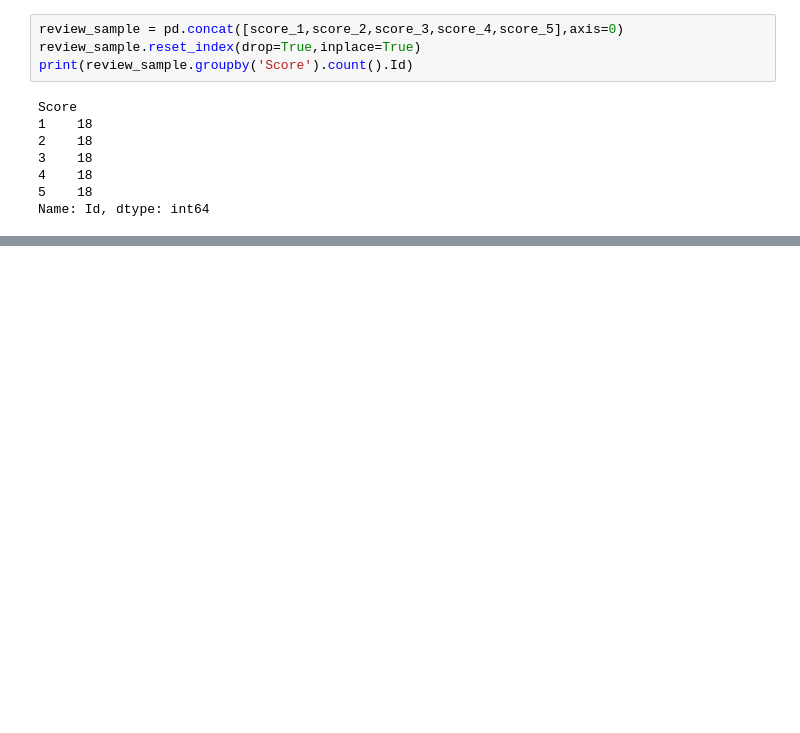
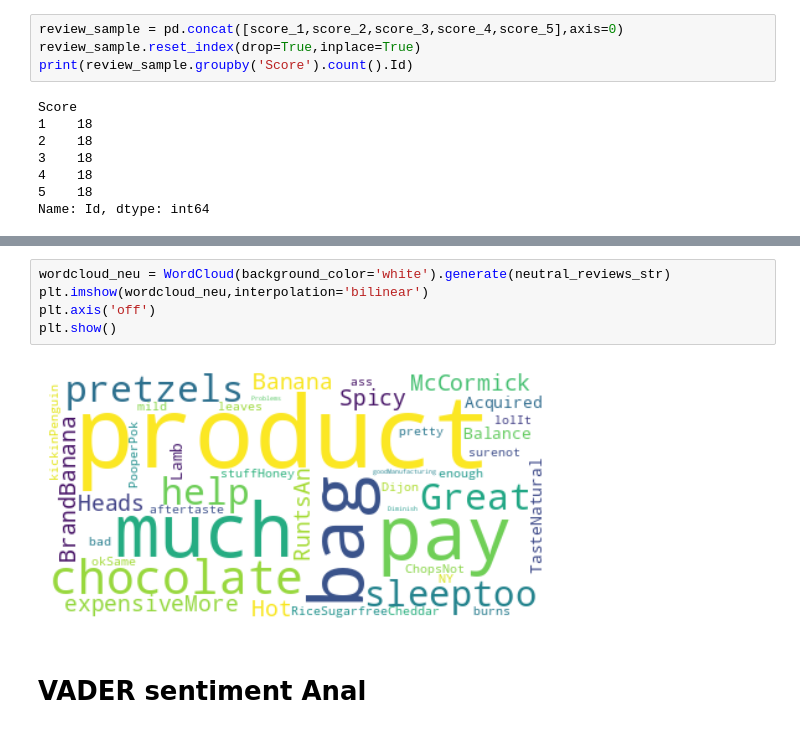
Before and after one commit to Bhuvansai-16/ExcelR-assignemts, a Jupyter notebook: Sentiment_analysis_project.ipynb, the cells around one changed output, grey strips where cells are left out. Cells and saved outputs as stored; diff of their text form; blank space fills up the shorter version.

```diff
--- a/Sentiment_analysis_project.ipynb
+++ b/Sentiment_analysis_project.ipynb
@@ -172,0 +208,9 @@ plt.show()
+# %%
+wordcloud_neu = WordCloud(background_color='white').generate(neutral_reviews_str)
+plt.imshow(wordcloud_neu,interpolation='bilinear')
+plt.axis('off')
+plt.show()
+# %% [output]
+[figure, added]
+# %% [markdown]
+# VADER sentiment Anal
```
Also changed, not shown: parts of 11 cells of this notebook.
